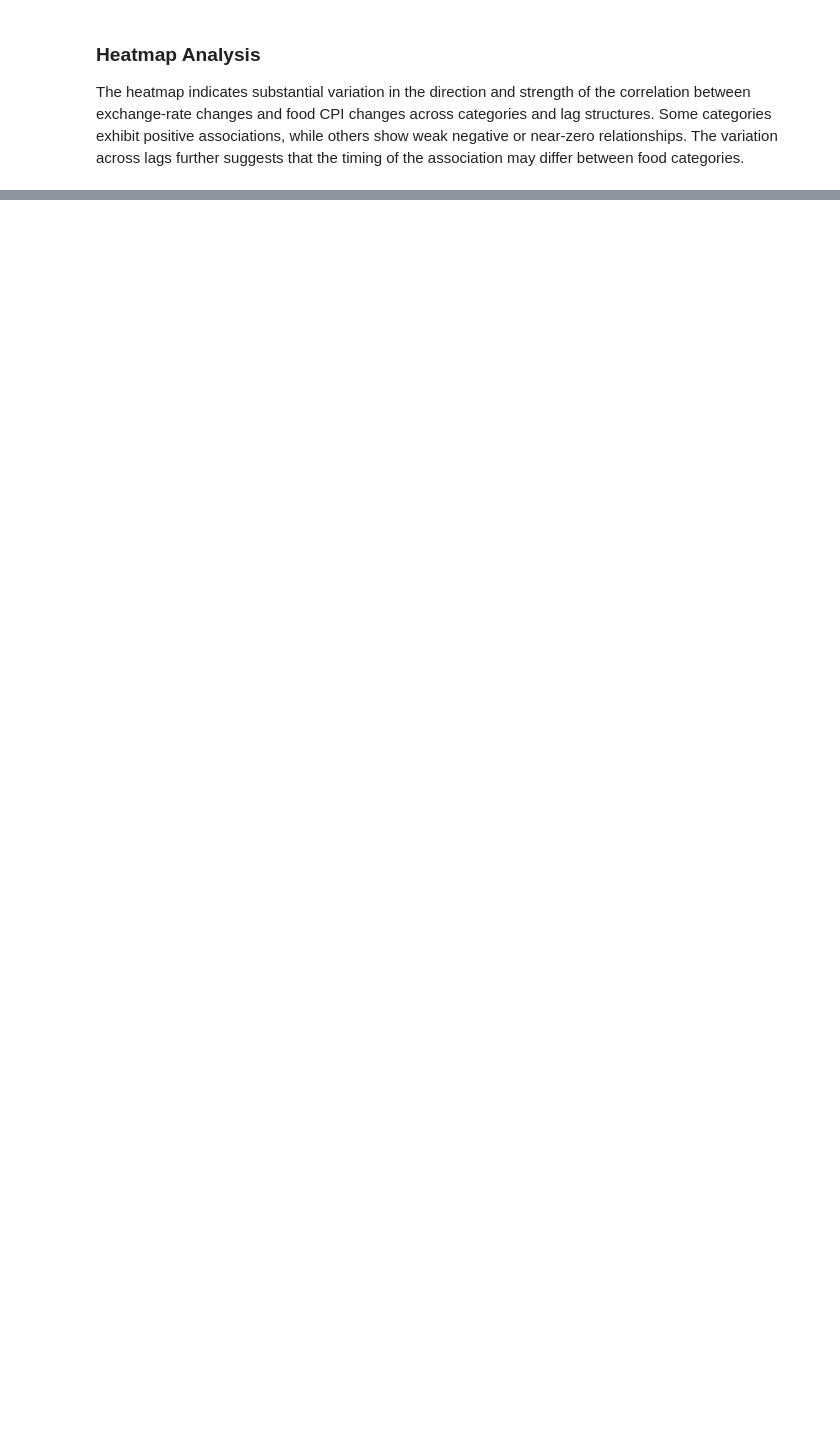
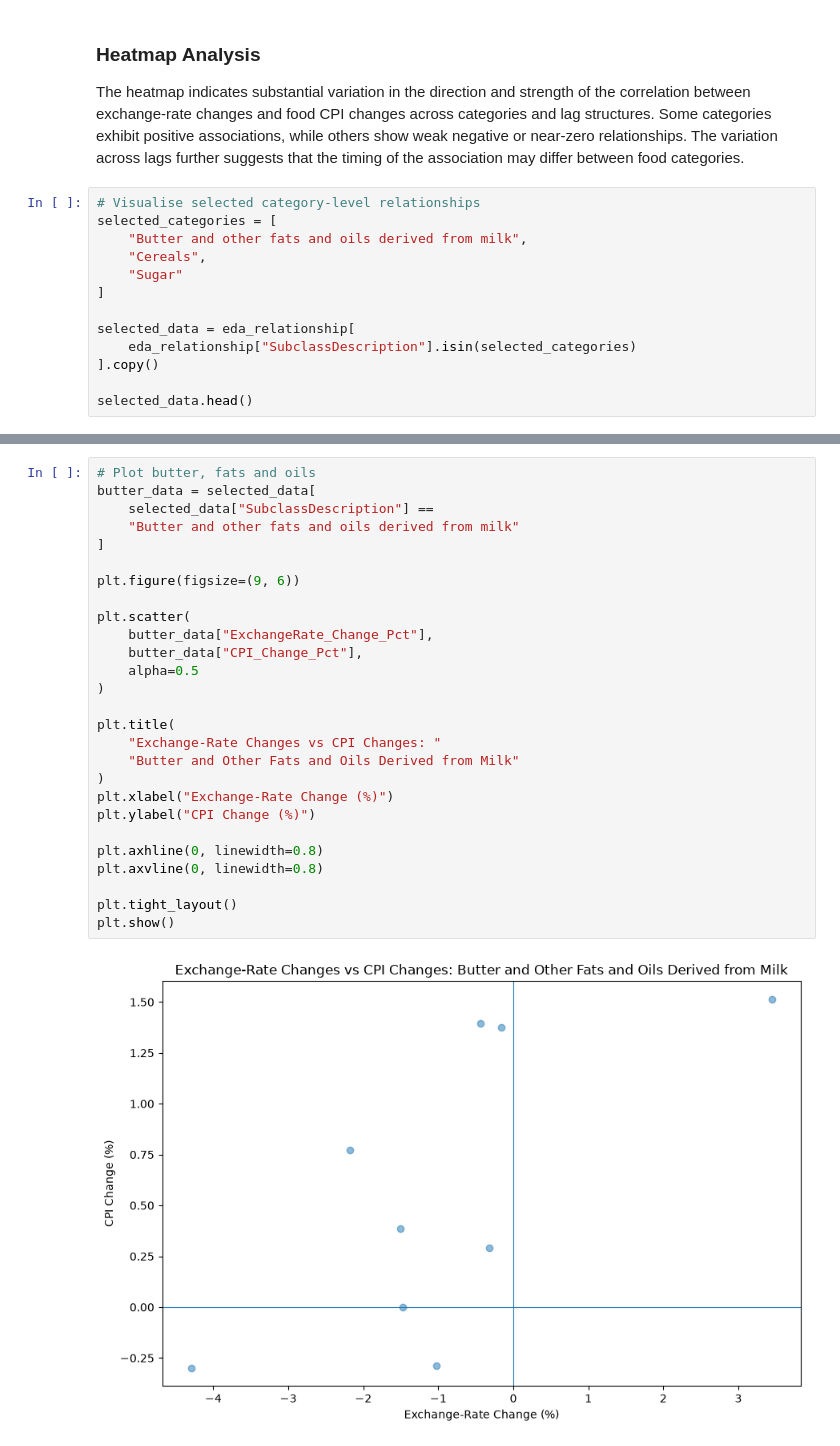
Before and after one commit to MasindiManaga/ERPT_ML_Research, a Jupyter notebook: notebooks/04_Exploratory_Data_Analysis.ipynb, the cells around one changed output, grey strips where cells are left out. Drawn from its saved outputs; the diff is of its cells as text; blank space fills up the shorter version.

```diff
--- a/notebooks/04_Exploratory_Data_Analysis.ipynb
+++ b/notebooks/04_Exploratory_Data_Analysis.ipynb
@@ -819,3 +819,16 @@ plt.show()
 ### Heatmap Analysis
 
 The heatmap indicates substantial variation in the direction and strength of the correlation between exchange-rate changes and food CPI changes across categories and lag structures. Some categories exhibit positive associations, while others show weak negative or near-zero relationships. The variation across lags further suggests that the timing of the association may differ between food categories.
+# %%
+# Visualise selected category-level relationships
+selected_categories = [
+    "Butter and other fats and oils derived from milk",
+    "Cereals",
+    "Sugar"
+]
+
+selected_data = eda_relationship[
+    eda_relationship["SubclassDescription"].isin(selected_categories)
+].copy()
+
+selected_data.head()
@@ -821,0 +843,29 @@ The heatmap indicates substantial variation in the direction and strength of the
+# %%
+# Plot butter, fats and oils
+butter_data = selected_data[
+    selected_data["SubclassDescription"] ==
+    "Butter and other fats and oils derived from milk"
+]
+
+plt.figure(figsize=(9, 6))
+
+plt.scatter(
+    butter_data["ExchangeRate_Change_Pct"],
+    butter_data["CPI_Change_Pct"],
+    alpha=0.5
+)
+
+plt.title(
+    "Exchange-Rate Changes vs CPI Changes: "
+    "Butter and Other Fats and Oils Derived from Milk"
+)
+plt.xlabel("Exchange-Rate Change (%)")
+plt.ylabel("CPI Change (%)")
+
+plt.axhline(0, linewidth=0.8)
+plt.axvline(0, linewidth=0.8)
+
+plt.tight_layout()
+plt.show()
+# %% [output]
+[figure, added]
```
Also changed, not shown: parts of 4 cells of this notebook.
